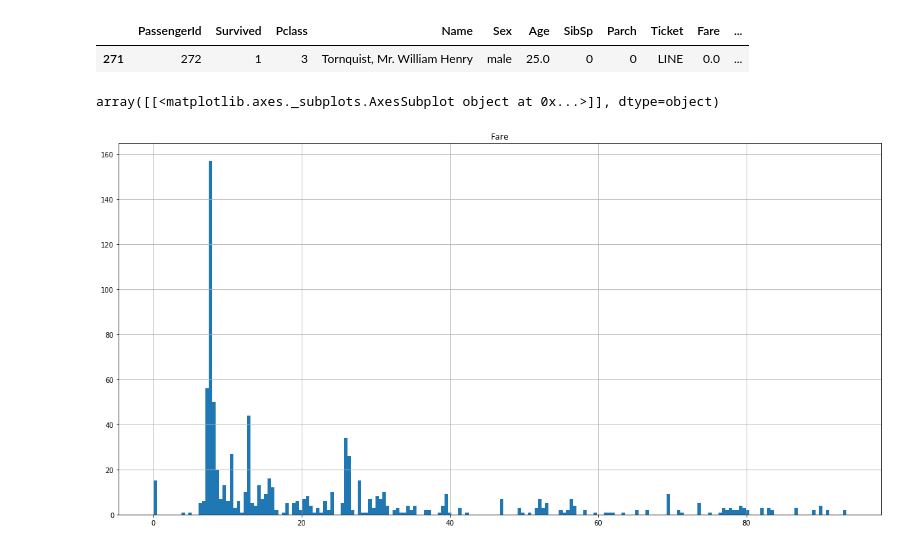
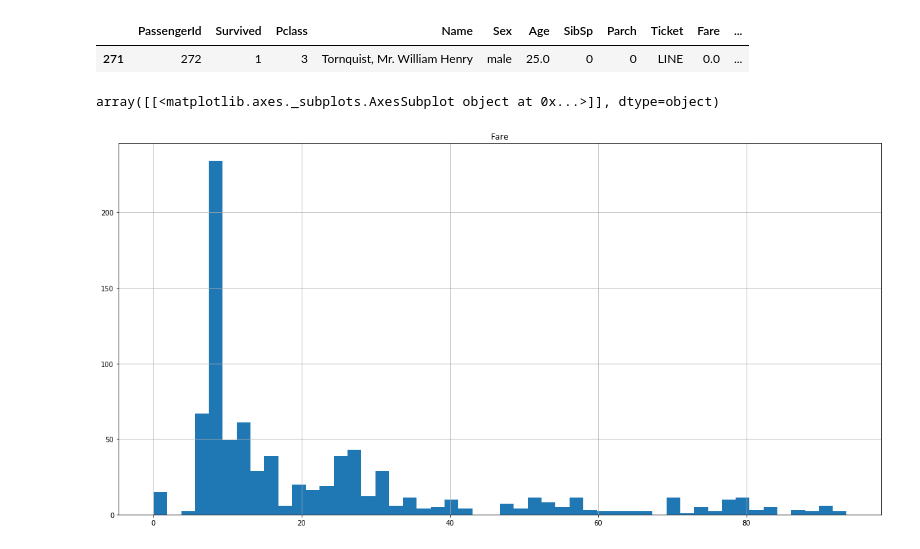
Before and after one commit to JSitter/DS-1-Data-Analysis, a Jupyter notebook: Titanic Story.ipynb, the cells around one changed output. Saved outputs shown, nothing was run; the diff lists cells and outputs as text; code cells hidden in the pictures.

```diff
--- a/Titanic Story.ipynb
+++ b/Titanic Story.ipynb
@@ -65,7 +68,7 @@ t_df[(t_df["Fare"] < 0.01) & ( t_df["Survived"] )]
 |  | PassengerId | Survived | Pclass | Name | Sex | Age | SibSp | Parch | Ticket | Fare | ... |
 | 271 | 272 | 1 | 3 | Tornquist, Mr. William Henry | male | 25.0 | 0 | 0 | LINE | 0.0 | ... |
 # %%
-t_df[(t_df["Fare"]<100)].hist(column="Fare", bins=200,figsize=(20,10))
+t_df[(t_df["Fare"]<100)].hist(column="Fare", bins=50,figsize=(20,10))
 # %% [output]
 array([[<matplotlib.axes._subplots.AxesSubplot object at 0x...>]], dtype=object)
-[figure, old version]
+[figure, new version]
```
Also changed, not shown: parts of 9 cells of this notebook.
